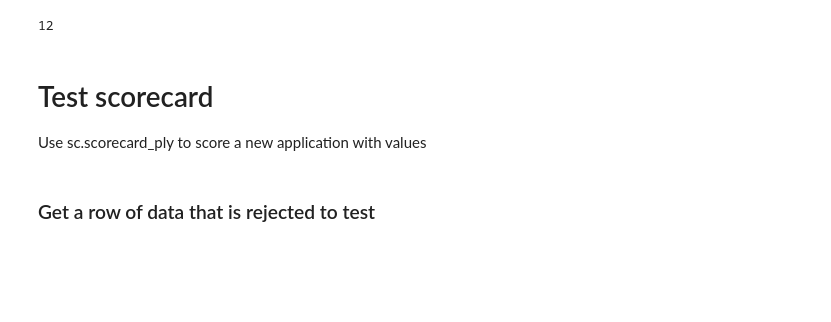
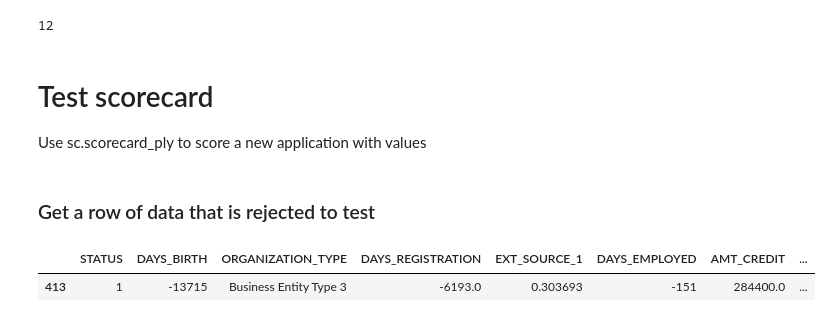
Before and after one commit to traveltheworldwithaflaskoftea/FA_Project, a Jupyter notebook: shiting_draft6.ipynb, the cells around one changed output. Cells and saved outputs as stored; diff of their text form; code cells hidden in the pictures; blank space fills up the shorter version.

```diff
--- a/shiting_draft6.ipynb
+++ b/shiting_draft6.ipynb
@@ -1326,4 +1158,7 @@ Use sc.scorecard_ply to score a new application with values
 ### Get a row of data that is rejected to test
 # %%
 #rejected
-stronger_df_filtered_forsc[stronger_df_filtered_forsc['STATUS'] == 1].head(1)
+stronger_df_filtered_forsc2[stronger_df_filtered_forsc2['STATUS'] == 1].head(1)
+# %% [output]
+|  | STATUS | DAYS_BIRTH | ORGANIZATION_TYPE | DAYS_REGISTRATION | EXT_SOURCE_1 | DAYS_EMPLOYED | AMT_CREDIT | ... |
+| 413 | 1 | -13715 | Business Entity Type 3 | -6193.0 | 0.303693 | -151 | 284400.0 | ... |
```
Also changed, not shown: parts of 81 cells of this notebook.
